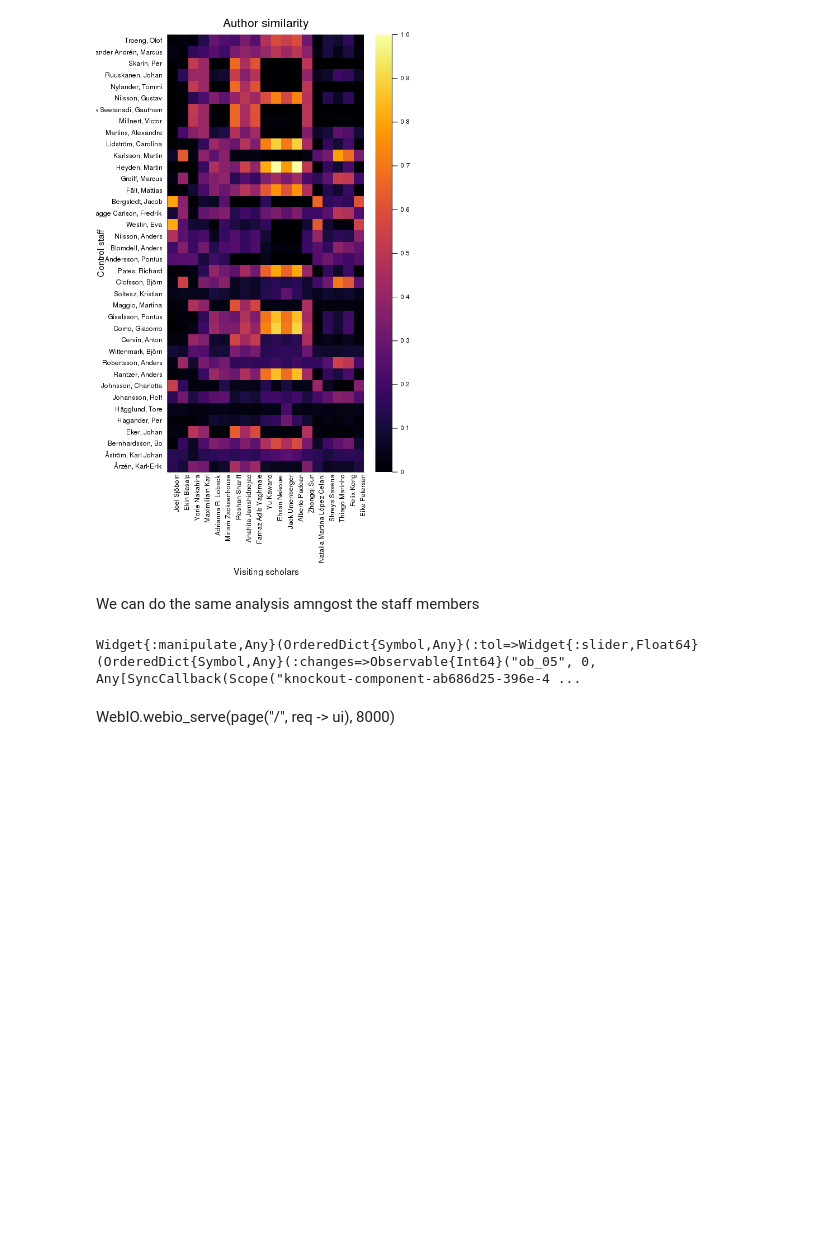
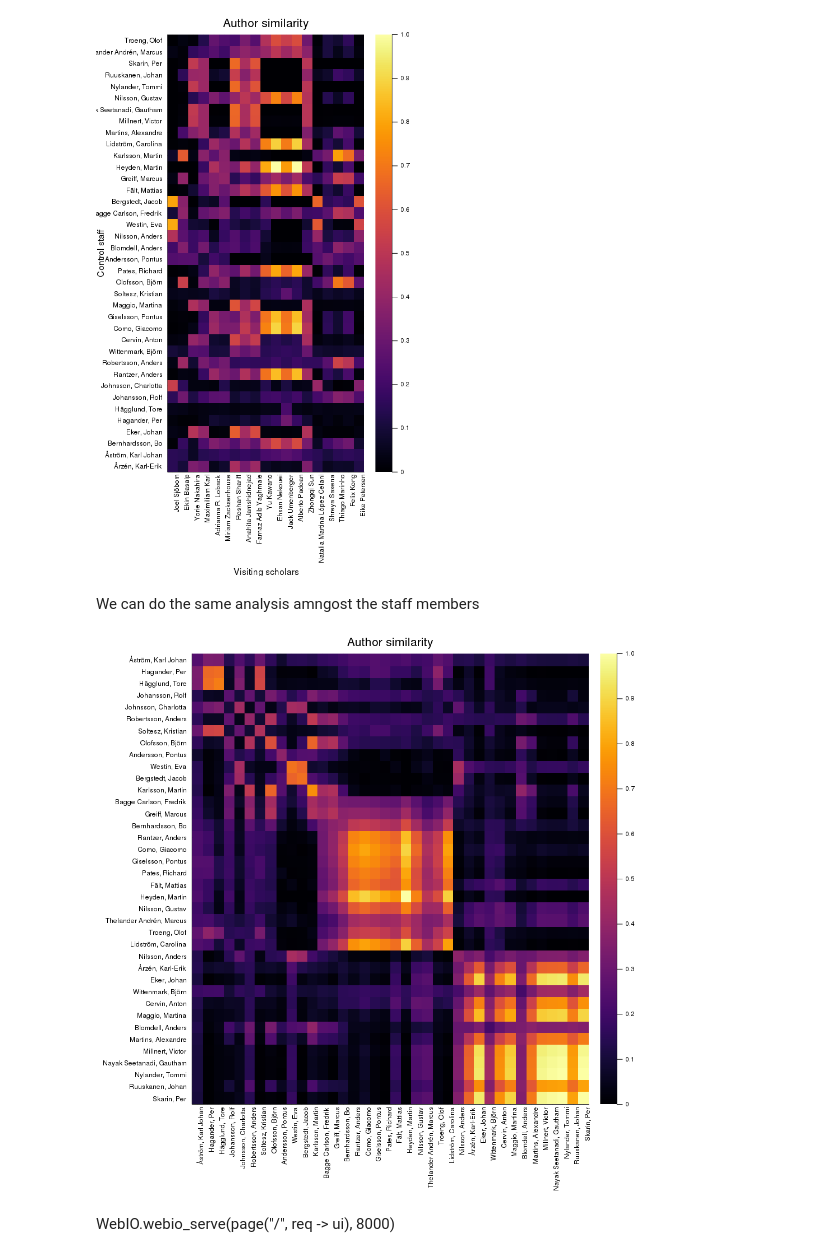
Before and after one commit to baggepinnen/MatchScholars.jl, a Jupyter notebook: MatchScholars.ipynb, the cells around one changed output. Cells and saved outputs as stored; diff of their text form; code cells hidden in the pictures; blank space fills up the shorter version.

```diff
--- a/MatchScholars.ipynb
+++ b/MatchScholars.ipynb
@@ -258,13 +258,10 @@ plotcovariance(C, visitors[permutation], staff_authorname[ypermutation], xlabel=
 We can do the same analysis amngost the staff members
 # %%
 staff_covariance = staff_vectors'staff_vectors
-s = slider(range(0.1, stop=5, length=30))
-@manipulate for tol in s
-    C, permutation, ypermutation = diagonalize(staff_covariance, tol, permute_y=true, doplot=false)
-    plotcovariance(C,staff_authorname[permutation],staff_authorname[permutation], xrotation=90, size=(1000,1000), yflip=true)
-end
+C, permutation, ypermutation = diagonalize(staff_covariance, 2.9, permute_y=true, doplot=false)
+plotcovariance(C,staff_authorname[permutation],staff_authorname[permutation], xrotation=90, size=(1000,1000), yflip=true)
 # %% [output]
-Widget{:manipulate,Any}(OrderedDict{Symbol,Any}(:tol=>Widget{:slider,Float64}(OrderedDict{Symbol,Any}(:changes=>Observable{Int64}("ob_05", 0, Any[SyncCallback(Scope("knockout-component-ab686d25-396e-4 ...
+[figure, added]
 # %% [markdown]
 WebIO.webio_serve(page("/", req -> ui), 8000)
 # %% [markdown]
```
Also changed, not shown: parts of 1 cell of this notebook.
